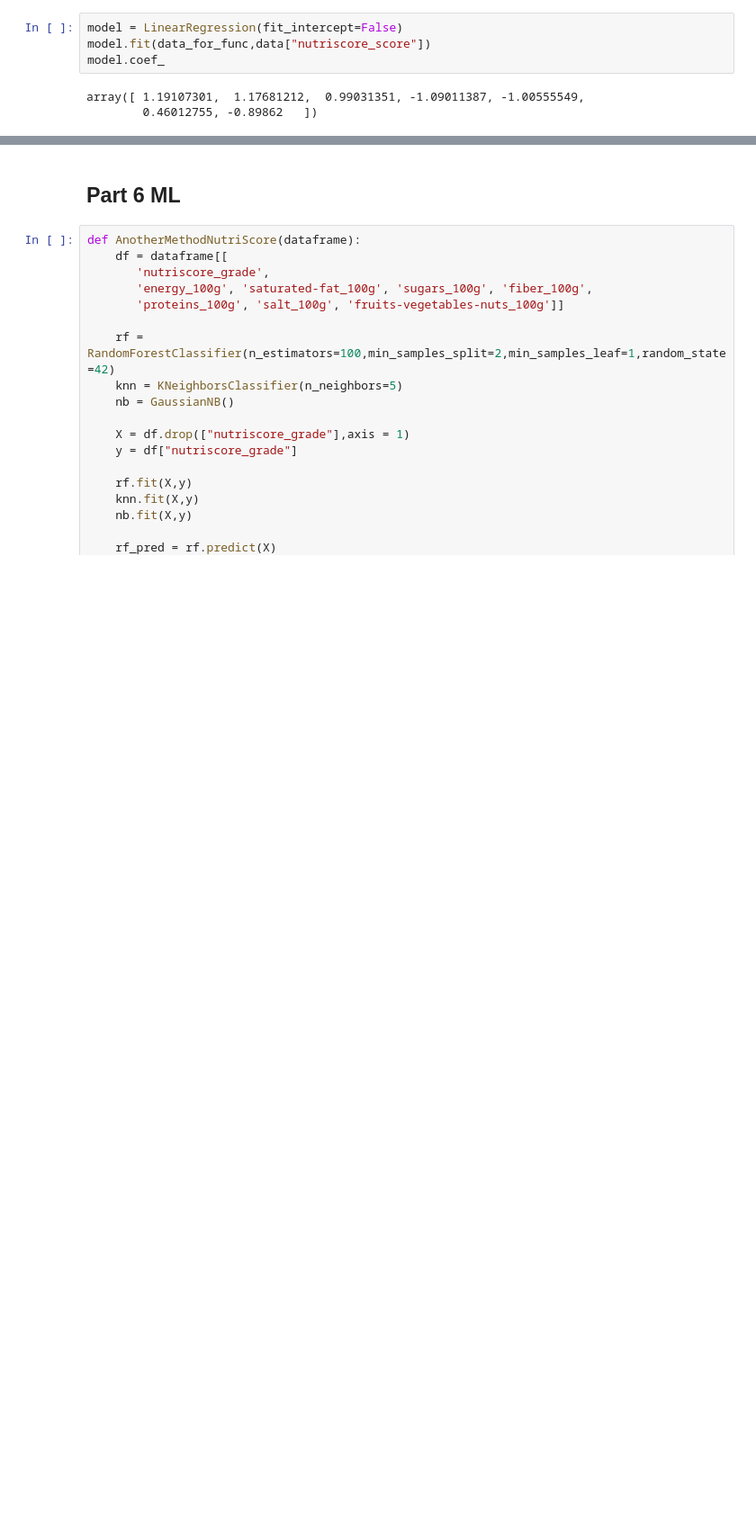
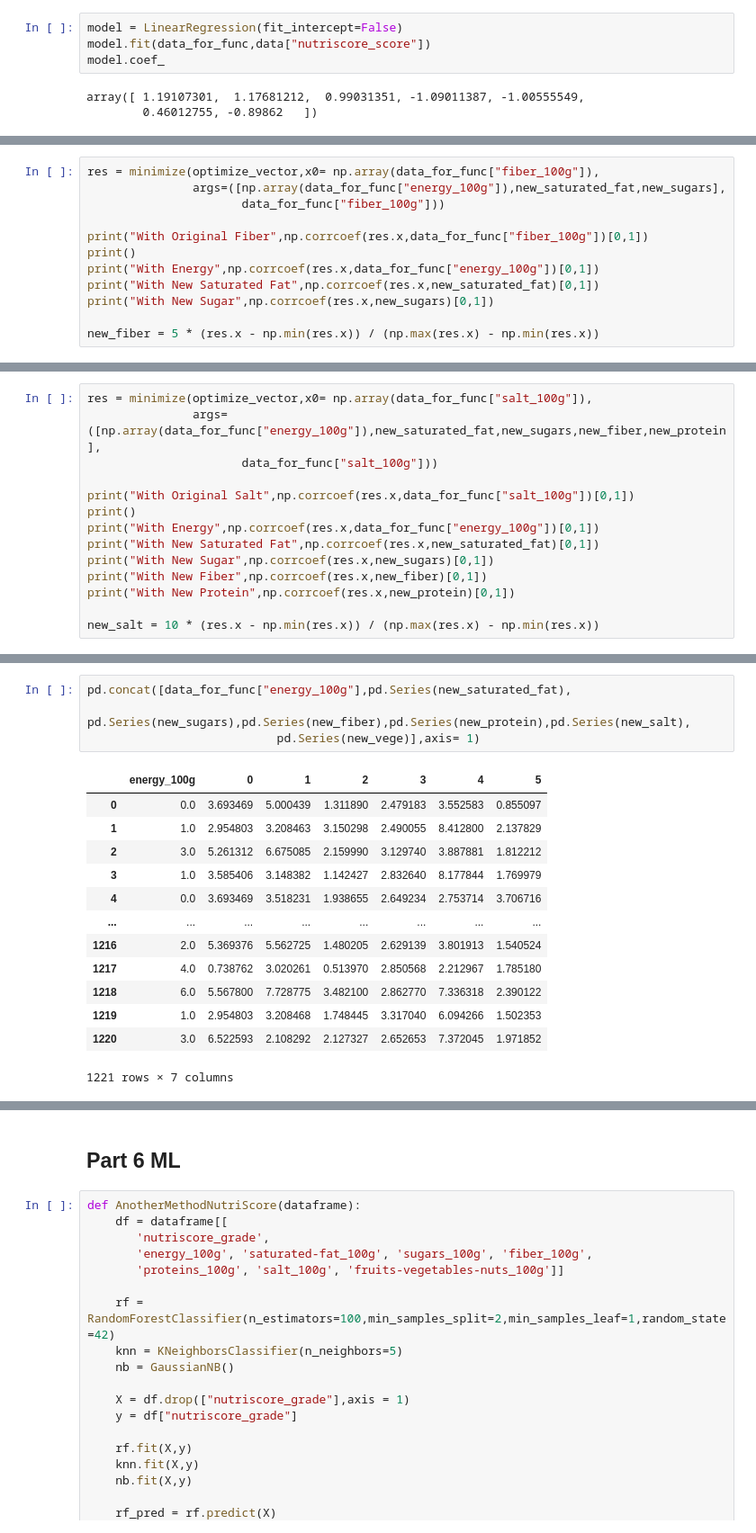
Before and after one commit to SYusupov/DecisionModelling_CS, a Jupyter notebook: project/Part 4 and Part 6.ipynb, the cells around one changed output, grey strips where cells are left out. Shown at 90% size. Saved outputs shown, nothing was run; the diff lists cells and outputs as text; blank space fills up the shorter version.

```diff
--- a/project/Part 4 and Part 6.ipynb
+++ b/project/Part 4 and Part 6.ipynb
@@ -244,0 +254,12 @@ array([1., 1., 1., 1., 1., 1., 1.])
+# %%
+res = minimize(optimize_vector,x0= np.array(data_for_func["fiber_100g"]),
+               args=([np.array(data_for_func["energy_100g"]),new_saturated_fat,new_sugars],
+                      data_for_func["fiber_100g"]))
+
+print("With Original Fiber",np.corrcoef(res.x,data_for_func["fiber_100g"])[0,1])
+print()
+print("With Energy",np.corrcoef(res.x,data_for_func["energy_100g"])[0,1])
+print("With New Saturated Fat",np.corrcoef(res.x,new_saturated_fat)[0,1])
+print("With New Sugar",np.corrcoef(res.x,new_sugars)[0,1])
+
+new_fiber = 5 * (res.x - np.min(res.x)) / (np.max(res.x) - np.min(res.x))
@@ -244,0 +296,14 @@ array([1., 1., 1., 1., 1., 1., 1.])
+# %%
+res = minimize(optimize_vector,x0= np.array(data_for_func["salt_100g"]),
+               args=([np.array(data_for_func["energy_100g"]),new_saturated_fat,new_sugars,new_fiber,new_protein],
+                      data_for_func["salt_100g"]))
+
+print("With Original Salt",np.corrcoef(res.x,data_for_func["salt_100g"])[0,1])
+print()
+print("With Energy",np.corrcoef(res.x,data_for_func["energy_100g"])[0,1])
+print("With New Saturated Fat",np.corrcoef(res.x,new_saturated_fat)[0,1])
+print("With New Sugar",np.corrcoef(res.x,new_sugars)[0,1])
+print("With New Fiber",np.corrcoef(res.x,new_fiber)[0,1])
+print("With New Protein",np.corrcoef(res.x,new_protein)[0,1])
+
+new_salt = 10 * (res.x - np.min(res.x)) / (np.max(res.x) - np.min(res.x))
@@ -244,0 +344,18 @@ array([1., 1., 1., 1., 1., 1., 1.])
+# %%
+pd.concat([data_for_func["energy_100g"],pd.Series(new_saturated_fat),
+                           pd.Series(new_sugars),pd.Series(new_fiber),pd.Series(new_protein),pd.Series(new_salt),
+                           pd.Series(new_vege)],axis= 1)
+# %% [output]
+|  | energy_100g | 0 | 1 | 2 | 3 | 4 | 5 |
+| 0 | 0.0 | 3.693469 | 5.000439 | 1.311890 | 2.479183 | 3.552583 | 0.855097 |
+| 1 | 1.0 | 2.954803 | 3.208463 | 3.150298 | 2.490055 | 8.412800 | 2.137829 |
+| 2 | 3.0 | 5.261312 | 6.675085 | 2.159990 | 3.129740 | 3.887881 | 1.812212 |
+| 3 | 1.0 | 3.585406 | 3.148382 | 1.142427 | 2.832640 | 8.177844 | 1.769979 |
+| 4 | 0.0 | 3.693469 | 3.518231 | 1.938655 | 2.649234 | 2.753714 | 3.706716 |
+| ... | ... | ... | ... | ... | ... | ... | ... |
+| 1216 | 2.0 | 5.369376 | 5.562725 | 1.480205 | 2.629139 | 3.801913 | 1.540524 |
+| 1217 | 4.0 | 0.738762 | 3.020261 | 0.513970 | 2.850568 | 2.212967 | 1.785180 |
+| 1218 | 6.0 | 5.567800 | 7.728775 | 3.482100 | 2.862770 | 7.336318 | 2.390122 |
+| 1219 | 1.0 | 2.954803 | 3.208468 | 1.748445 | 3.317040 | 6.094266 | 1.502353 |
+| 1220 | 3.0 | 6.522593 | 2.108292 | 2.127327 | 2.652653 | 7.372045 | 1.971852 |
+1221 rows × 7 columns
```
Also changed, not shown: parts of 26 cells of this notebook, 3 other files.
